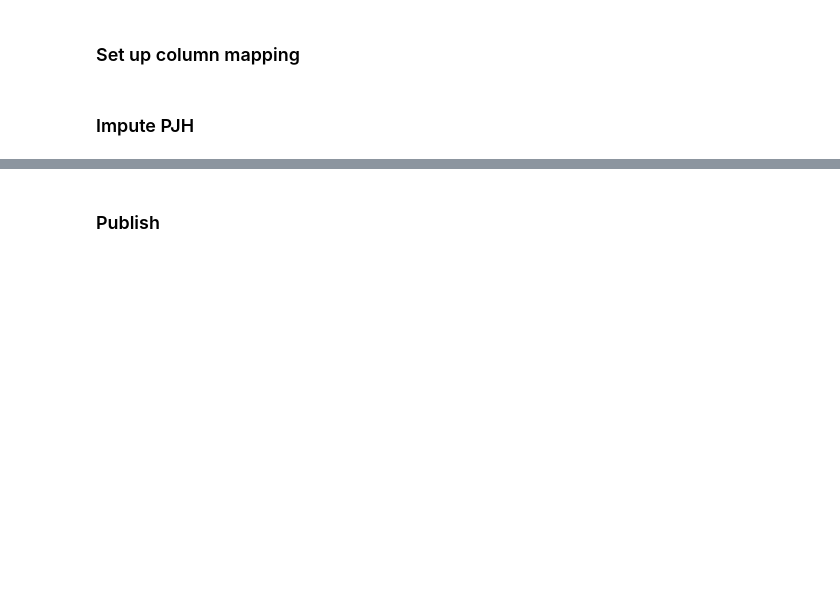
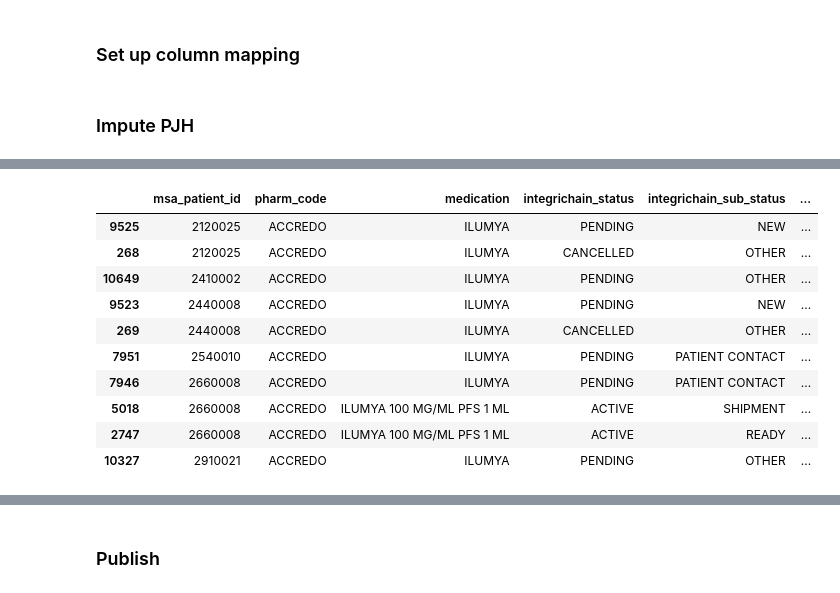
Before and after one commit to RyanAdalbert/s3parq, a Jupyter notebook: transforms/accredo_cancel_before_active.ipynb, the cells around one changed output, grey strips where cells are left out. Saved outputs shown, nothing was run; the diff lists cells and outputs as text; code cells hidden in the pictures; blank space fills up the shorter version.

```diff
--- a/transforms/accredo_cancel_before_active.ipynb
+++ b/transforms/accredo_cancel_before_active.ipynb
@@ -323,0 +322,29 @@ new_substatus = (
+# %%
+# Create fields for next patient (requires the sort earlier)
+new_substatus.loc[:, 'next_patient_id'] = new_substatus[patient].shift(-1)
+new_substatus.loc[:, 'next_product'] = new_substatus[product].shift(-1)
+new_substatus.loc[:, 'next_IC_substatus'] = (
+    np.where(
+        # Pick out patient/medication rows that appear in the next patient fields
+        (
+            (new_substatus[patient] == new_substatus['next_patient_id']) &
+            (new_substatus[product] == new_substatus['next_product'])
+        ),
+        # Assign the next status if they do
+        new_substatus[ic_substatus].shift(-1),
+        # Assign a unique identifier saying it is the last
+        'Last Status Reported'
+    )
+)
+new_substatus.loc[:, 'next_IC_status'] = (
+    np.where(
+        # Pick out patient/medication rows that appear in the next patient fields
+        (
+            (new_substatus[patient] == new_substatus['next_patient_id']) &
+            (new_substatus[product] == new_substatus['next_product'])
+        ),
+        new_substatus[ic_status].shift(-1),
+        'Last Status Reported'
+    )
+)
+new_substatus.loc[:, 'next_substatus_date'] = new_substatus[status_date].shift(-1)
@@ -323,0 +362,15 @@ new_substatus = (
+# %%
+""" THIS IS A CHECK CELL """
+new_substatus[[patient, pharm, product, ic_status, ic_substatus, pjh, 'next_patient_id', 'next_product', 'next_IC_substatus', 'next_substatus_date']].head(10)
+# %% [output]
+|  | msa_patient_id | pharm_code | medication | integrichain_status | integrichain_sub_status | ... |
+| 9525 | 2120025 | ACCREDO | ILUMYA | PENDING | NEW | ... |
+| 268 | 2120025 | ACCREDO | ILUMYA | CANCELLED | OTHER | ... |
+| 10649 | 2410002 | ACCREDO | ILUMYA | PENDING | OTHER | ... |
+| 9523 | 2440008 | ACCREDO | ILUMYA | PENDING | NEW | ... |
+| 269 | 2440008 | ACCREDO | ILUMYA | CANCELLED | OTHER | ... |
+| 7951 | 2540010 | ACCREDO | ILUMYA | PENDING | PATIENT CONTACT | ... |
+| 7946 | 2660008 | ACCREDO | ILUMYA | PENDING | PATIENT CONTACT | ... |
+| 5018 | 2660008 | ACCREDO | ILUMYA 100 MG/ML PFS 1 ML | ACTIVE | SHIPMENT | ... |
+| 2747 | 2660008 | ACCREDO | ILUMYA 100 MG/ML PFS 1 ML | ACTIVE | READY | ... |
+| 10327 | 2910021 | ACCREDO | ILUMYA | PENDING | OTHER | ... |
```
Also changed, not shown: parts of 16 cells of this notebook.
